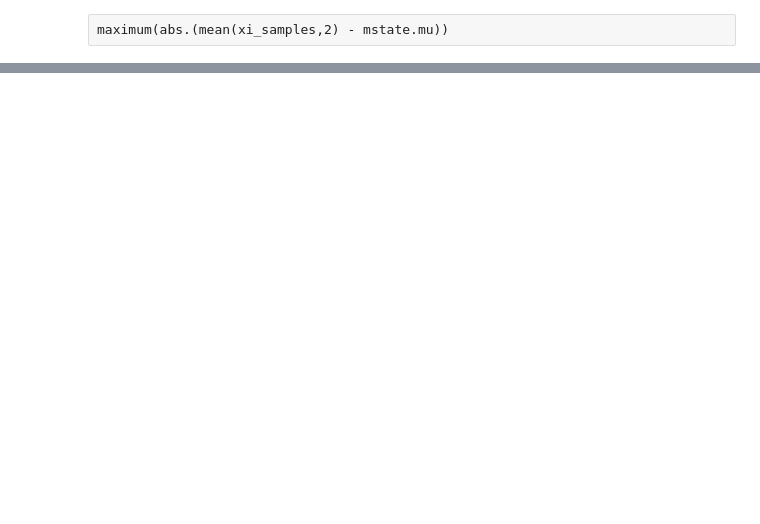
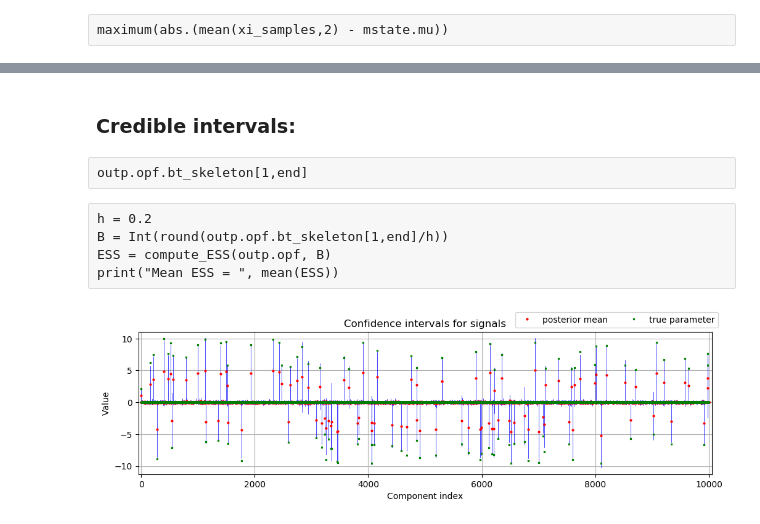
Before and after one commit to deborsheesen/G-ZZ, a Jupyter notebook: gzz_SS_d10k.ipynb, the cells around one changed output, grey strips where cells are left out. Drawn from its saved outputs; the diff is of its cells as text; code cells hidden in the pictures; blank space fills up the shorter version.

```diff
--- a/gzz_SS_d10k.ipynb
+++ b/gzz_SS_d10k.ipynb
@@ -123,0 +142,30 @@ ylabel("Value");
+# %% [markdown]
+### Credible intervals:
+# %% [raw]
+outp.opf.bt_skeleton[1,end]
+# %% [raw]
+h = 0.2
+B = Int(round(outp.opf.bt_skeleton[1,end]/h))
+ESS = compute_ESS(outp.opf, B)
+print("Mean ESS = ", mean(ESS))
+# %%
+xi_sd = sqrt.(outp.opf.xi_m2 - outp.opf.xi_mu.^2)
+ci = zeros(d,2)
+ci[:,1] = outp.opf.xi_mu-3*xi_sd
+ci[:,2] = outp.opf.xi_mu+3*xi_sd;
+# %%
+fig = figure(figsize=(12,3))
+@showprogress for i in 1:d
+    plot([i,i], ci[i,:], "b-", lw=0.5)
+end
+plot(1:d, outp.opf.xi_mu, "ro", markersize=2, label="posterior mean");
+plot(1:d, ξ_true, "gx", markersize=2, label="true parameter")
+grid(true)
+xlim(-50,d+50)
+xlabel("Component index")
+ylabel("Value")
+title("Confidence intervals for signals")
+legend(ncol=2,bbox_to_anchor=(0.65, 1))
+savefig("plots/CId10K.pdf", format="pdf", dpi=10000, bbox_inches="tight")
+# %% [output]
+[figure, added]
```
Also changed, not shown: parts of 12 cells of this notebook, 7 other files.
